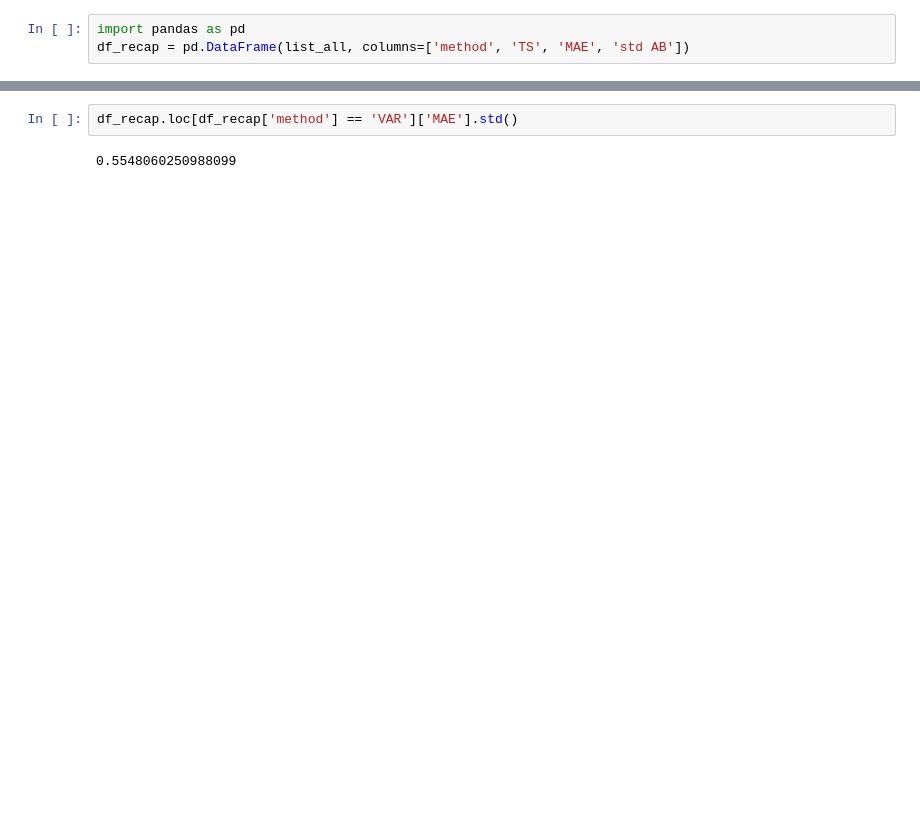
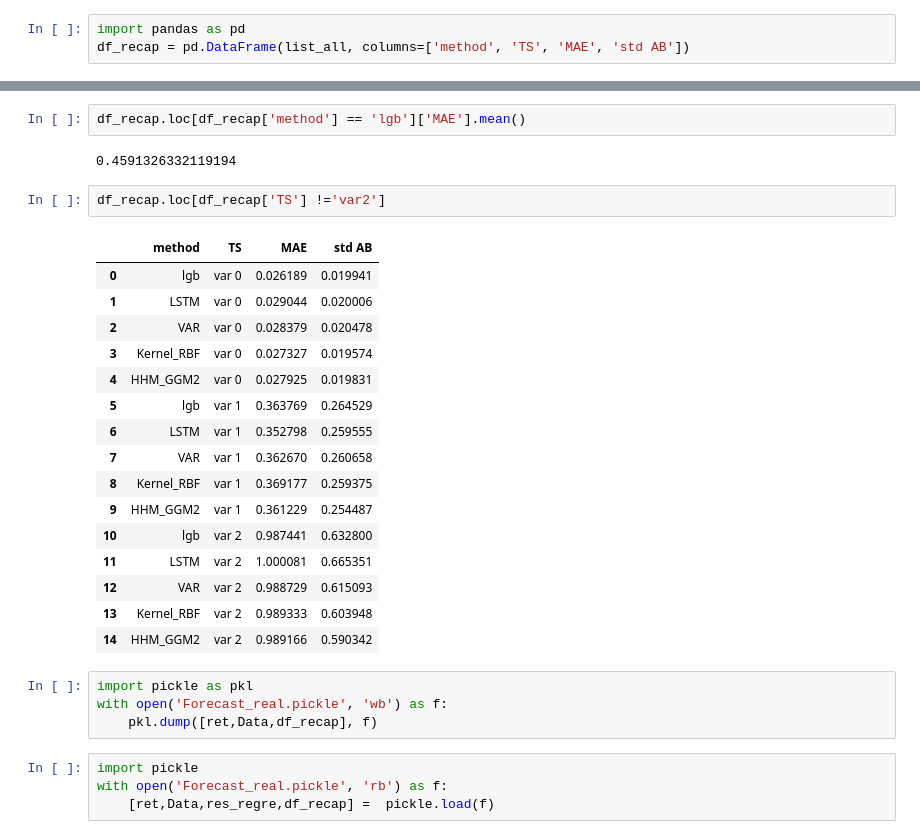
Before and after one commit to vanessadamario/HMM-CHB-MIT, a Jupyter notebook: notebooks/hmm/Petrobras_Strategy.ipynb, the cells around one changed output, grey strips where cells are left out. Saved outputs shown, nothing was run; the diff lists cells and outputs as text; blank space fills up the shorter version.

```diff
--- a/notebooks/hmm/Petrobras_Strategy.ipynb
+++ b/notebooks/hmm/Petrobras_Strategy.ipynb
@@ -374,4 +445,31 @@ print(df_recap.to_string())
 # %%
-df_recap.loc[df_recap['method'] == 'VAR']['MAE'].std()
+df_recap.loc[df_recap['method'] == 'lgb']['MAE'].mean()
 # %% [output]
-0.5548060250988099
+0.4591326332119194
+# %%
+df_recap.loc[df_recap['TS'] !='var2']
+# %% [output]
+|  | method | TS | MAE | std AB |
+| 0 | lgb | var 0 | 0.026189 | 0.019941 |
+| 1 | LSTM | var 0 | 0.029044 | 0.020006 |
+| 2 | VAR | var 0 | 0.028379 | 0.020478 |
+| 3 | Kernel_RBF | var 0 | 0.027327 | 0.019574 |
+| 4 | HHM_GGM2 | var 0 | 0.027925 | 0.019831 |
+| 5 | lgb | var 1 | 0.363769 | 0.264529 |
+| 6 | LSTM | var 1 | 0.352798 | 0.259555 |
+| 7 | VAR | var 1 | 0.362670 | 0.260658 |
+| 8 | Kernel_RBF | var 1 | 0.369177 | 0.259375 |
+| 9 | HHM_GGM2 | var 1 | 0.361229 | 0.254487 |
+| 10 | lgb | var 2 | 0.987441 | 0.632800 |
+| 11 | LSTM | var 2 | 1.000081 | 0.665351 |
+| 12 | VAR | var 2 | 0.988729 | 0.615093 |
+| 13 | Kernel_RBF | var 2 | 0.989333 | 0.603948 |
+| 14 | HHM_GGM2 | var 2 | 0.989166 | 0.590342 |
+# %%
+import pickle as pkl
+with open('Forecast_real.pickle', 'wb') as f:
+    pkl.dump([ret,Data,df_recap], f)
+# %%
+import pickle
+with open('Forecast_real.pickle', 'rb') as f:
+    [ret,Data,res_regre,df_recap] =  pickle.load(f)
```
Also changed, not shown: parts of 6 cells of this notebook, 5 other files.
